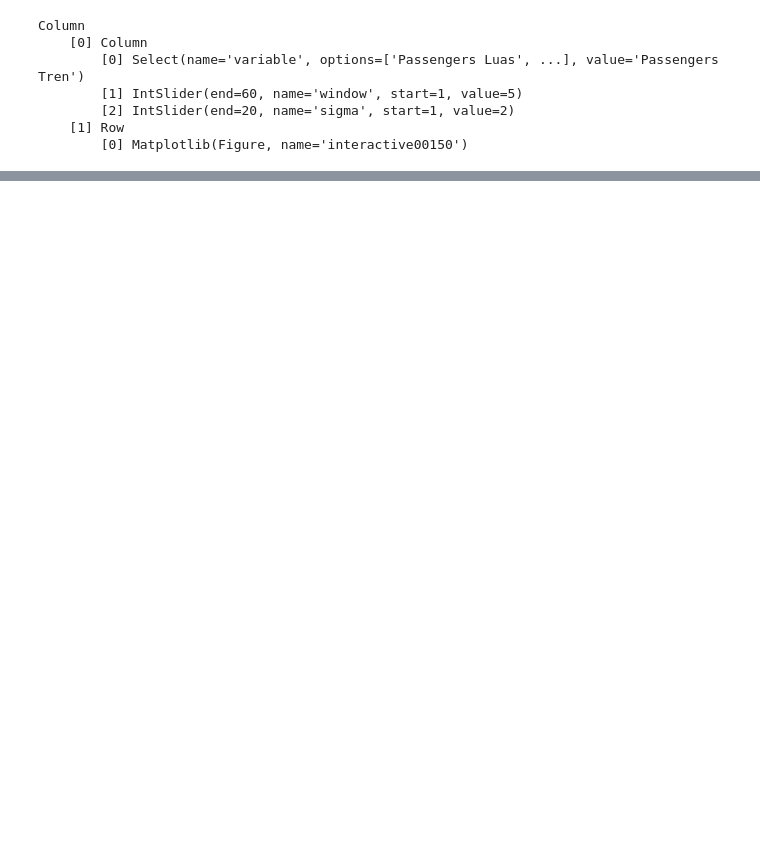
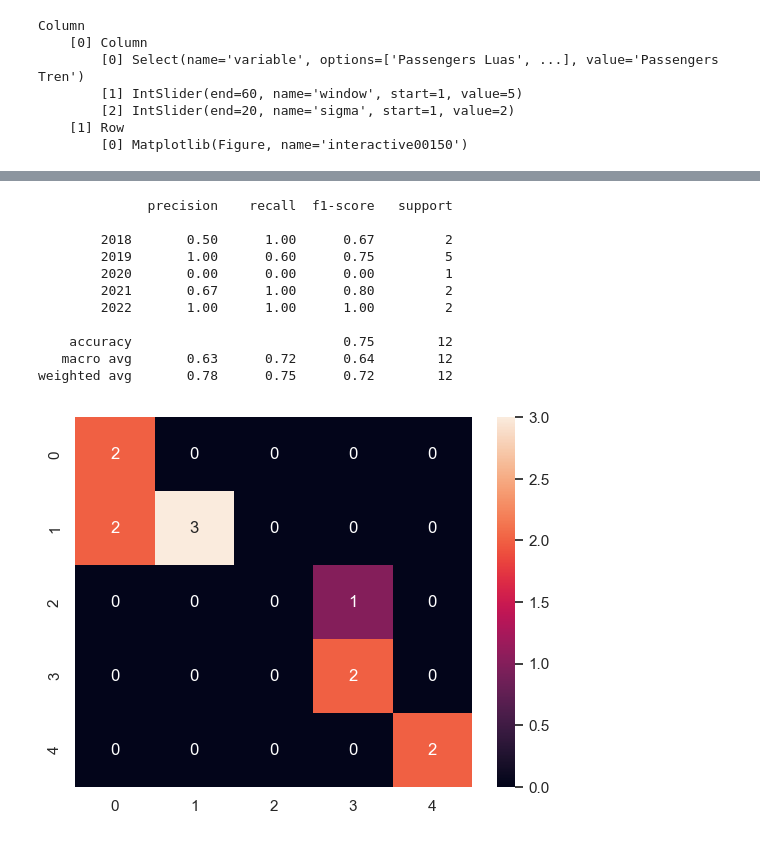
Before and after one commit to EdMendoza93/2023162, a Jupyter notebook: MSC_DA_CA2.ipynb, the cells around one changed output, grey strips where cells are left out. Drawn from its saved outputs; the diff is of its cells as text; code cells hidden in the pictures; blank space fills up the shorter version.

```diff
--- a/MSC_DA_CA2.ipynb
+++ b/MSC_DA_CA2.ipynb
@@ -700,0 +796,28 @@ Test accuracy: 0.7454545497894287
+# %%
+from sklearn.preprocessing import MinMaxScaler
+n_scaler = MinMaxScaler()
+X_train_scaled = n_scaler.fit_transform(X_train.astype(float))
+X_test_scaled = n_scaler.transform(X_test.astype(float))
+
+from sklearn.svm import SVC
+svc_model = SVC()
+svc_model.fit(X_train_scaled, y_train)
+
+from sklearn.metrics import classification_report, confusion_matrix
+y_predict_scaled = svc_model.predict(X_test_scaled)
+cm = confusion_matrix(y_test, y_predict_scaled)
+sns.heatmap(cm, annot=True)
+print(classification_report(y_test, y_predict_scaled))
+# %% [output]
+              precision    recall  f1-score   support
+
+        2018       0.50      1.00      0.67         2
+        2019       1.00      0.60      0.75         5
+        2020       0.00      0.00      0.00         1
+        2021       0.67      1.00      0.80         2
+        2022       1.00      1.00      1.00         2
+
+    accuracy                           0.75        12
+   macro avg       0.63      0.72      0.64        12
+weighted avg       0.78      0.75      0.72        12
+[figure, added]
```
Also changed, not shown: parts of 90 cells of this notebook.
